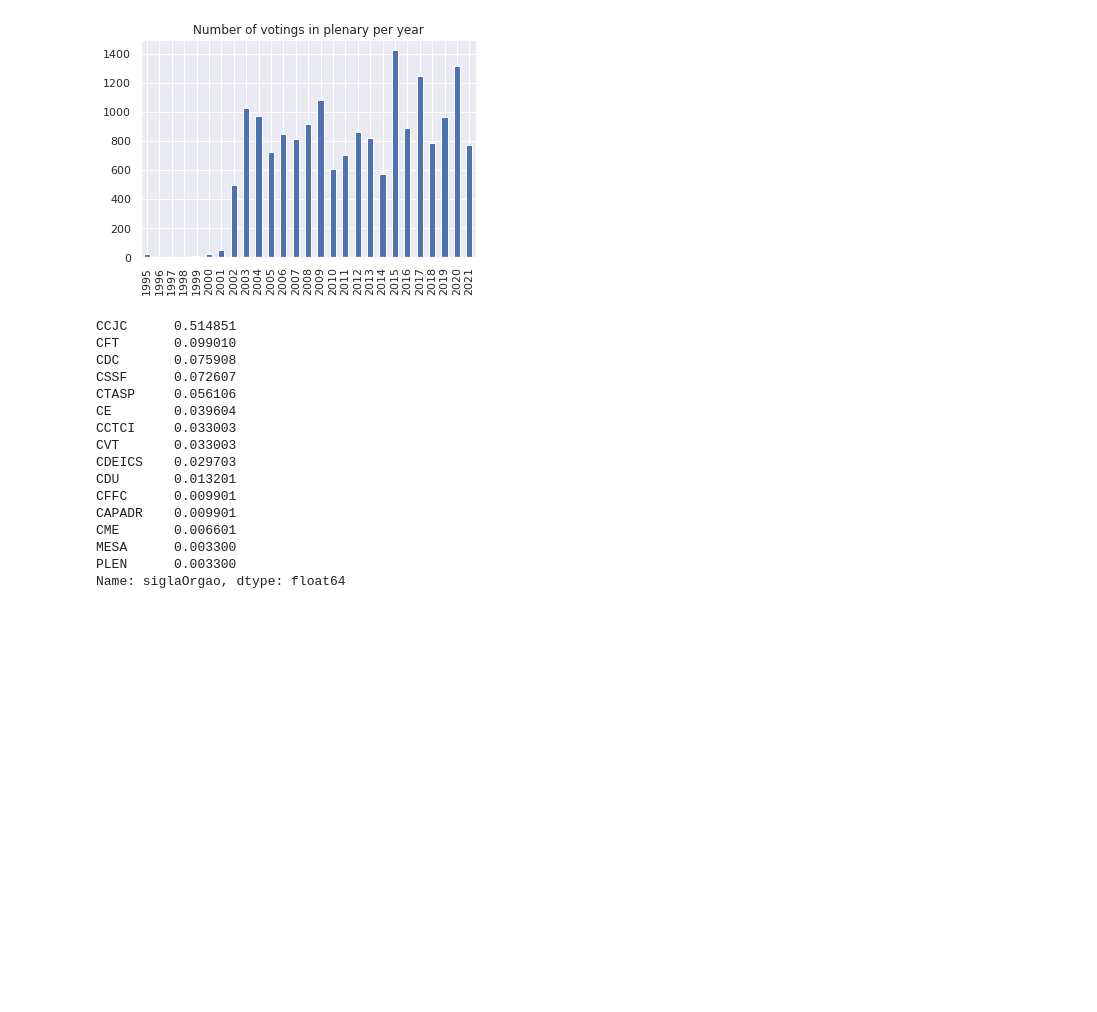
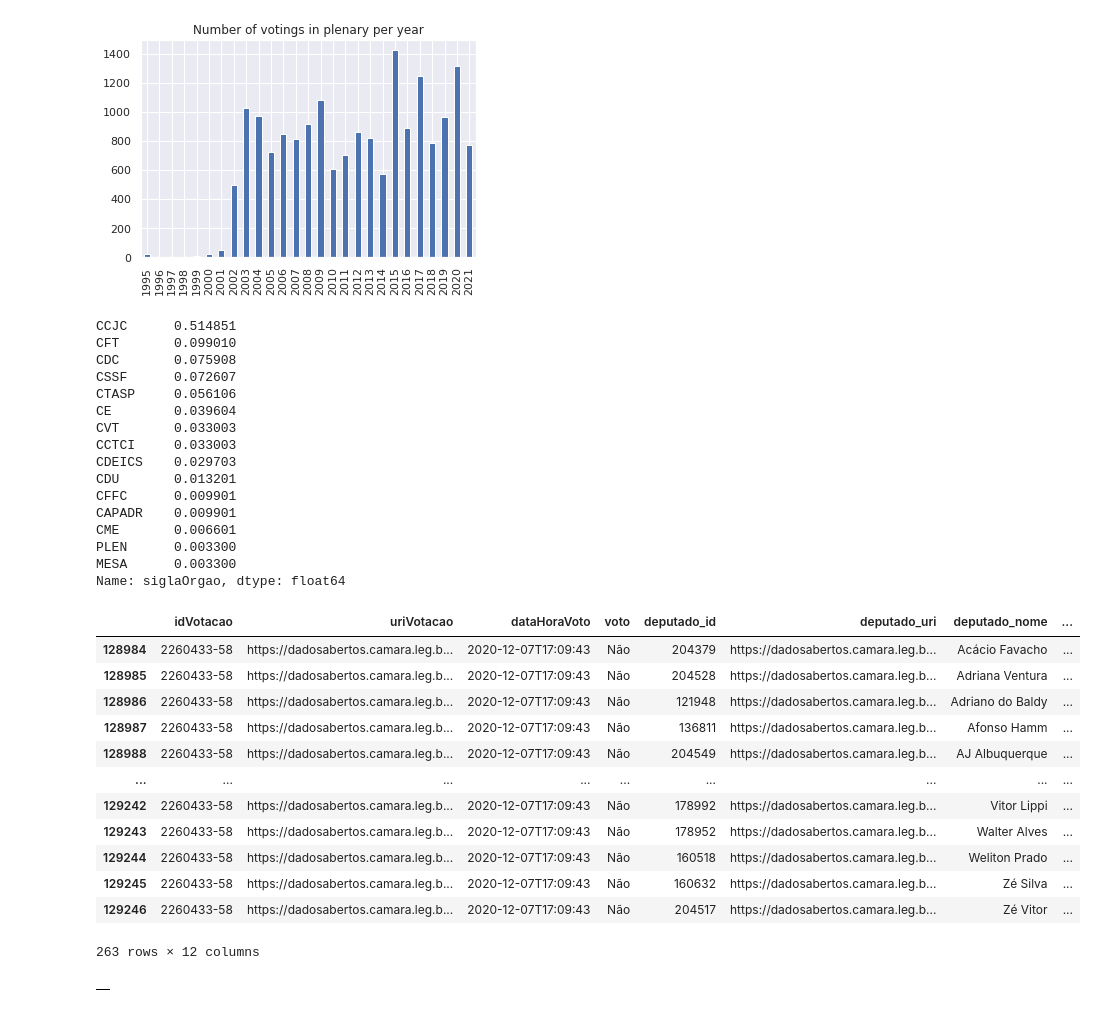
Before and after one commit to lucasmoschen/project-network-science, a Jupyter notebook: notebooks/network_construction.ipynb, the cells around one changed output. Drawn from its saved outputs; the diff is of its cells as text; code cells hidden in the pictures; blank space fills up the shorter version.

```diff
--- a/notebooks/network_construction.ipynb
+++ b/notebooks/network_construction.ipynb
@@ -73,7 +73,7 @@ for year in trange(1995,2022, desc='Year'):
     if os.path.exists(filepath):
         continue
     else:
-        page = requests.get(dados+'votacoes/csv/votacoesVotos-{}.csv'.format(year))
+        page = requests.get(dados+'votacoesVotos/csv/votacoesVotos-{}.csv'.format(year))
         with open(filepath, 'w') as f:
             f.write(page.text)
 # %% [markdown]
@@ -83,7 +83,7 @@ votings = pd.DataFrame()
 for year in range(1995,2022):
     votings = votings.append(pd.read_csv('../dados/votacoes-{}.csv'.format(year),
                                          sep = ';',
-                                         index_col=0)[['data', 'siglaOrgao']])
+                                         index_col=0))
 
 votings_plen = votings[votings.siglaOrgao=='PLEN'][['data']]
 
@@ -106,13 +106,36 @@ CDC       0.075908
 CSSF      0.072607
 CTASP     0.056106
 CE        0.039604
+CVT       0.033003
 CCTCI     0.033003
-CVT       0.033003
 CDEICS    0.029703
 CDU       0.013201
 CFFC      0.009901
 CAPADR    0.009901
 CME       0.006601
+PLEN      0.003300
 MESA      0.003300
-PLEN      0.003300
 Name: siglaOrgao, dtype: float64
+# %%
+votes = pd.read_csv('../dados/votacoesVotos-2020.csv', sep = ';')
+# %%
+sampled = votings_plen[votings_plen.year==2020].sample().index[0]
+votes[votes.idVotacao == sampled]
+# %% [output]
+|  | idVotacao | uriVotacao | dataHoraVoto | voto | deputado_id | deputado_uri | deputado_nome | ... |
+| 128984 | 2260433-58 | https://dadosabertos.camara.leg.b... | 2020-12-07T17:09:43 | Não | 204379 | https://dadosabertos.camara.leg.b... | Acácio Favacho | ... |
+| 128985 | 2260433-58 | https://dadosabertos.camara.leg.b... | 2020-12-07T17:09:43 | Não | 204528 | https://dadosabertos.camara.leg.b... | Adriana Ventura | ... |
+| 128986 | 2260433-58 | https://dadosabertos.camara.leg.b... | 2020-12-07T17:09:43 | Não | 121948 | https://dadosabertos.camara.leg.b... | Adriano do Baldy | ... |
+| 128987 | 2260433-58 | https://dadosabertos.camara.leg.b... | 2020-12-07T17:09:43 | Não | 136811 | https://dadosabertos.camara.leg.b... | Afonso Hamm | ... |
+| 128988 | 2260433-58 | https://dadosabertos.camara.leg.b... | 2020-12-07T17:09:43 | Não | 204549 | https://dadosabertos.camara.leg.b... | AJ Albuquerque | ... |
+| ... | ... | ... | ... | ... | ... | ... | ... | ... |
+| 129242 | 2260433-58 | https://dadosabertos.camara.leg.b... | 2020-12-07T17:09:43 | Não | 178992 | https://dadosabertos.camara.leg.b... | Vitor Lippi | ... |
+| 129243 | 2260433-58 | https://dadosabertos.camara.leg.b... | 2020-12-07T17:09:43 | Não | 178952 | https://dadosabertos.camara.leg.b... | Walter Alves | ... |
+| 129244 | 2260433-58 | https://dadosabertos.camara.leg.b... | 2020-12-07T17:09:43 | Não | 160518 | https://dadosabertos.camara.leg.b... | Weliton Prado | ... |
+| 129245 | 2260433-58 | https://dadosabertos.camara.leg.b... | 2020-12-07T17:09:43 | Não | 160632 | https://dadosabertos.camara.leg.b... | Zé Silva | ... |
+| 129246 | 2260433-58 | https://dadosabertos.camara.leg.b... | 2020-12-07T17:09:43 | Não | 204517 | https://dadosabertos.camara.leg.b... | Zé Vitor | ... |
+263 rows × 12 columns
+# %%
+camara.Votacao(cod=sampled).votos()
+# %% [output]
+|  |
```
Also changed, not shown: parts of 8 cells of this notebook, 2 other files.
